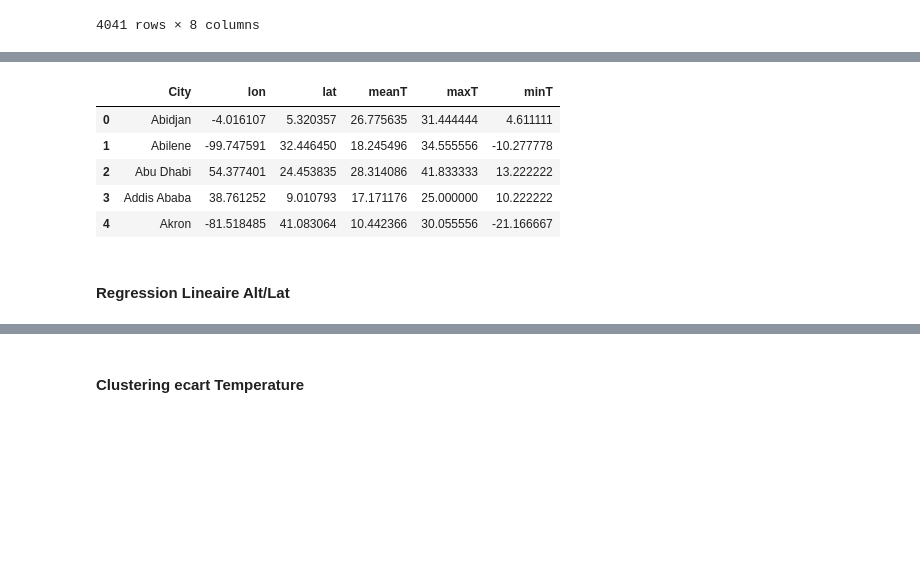
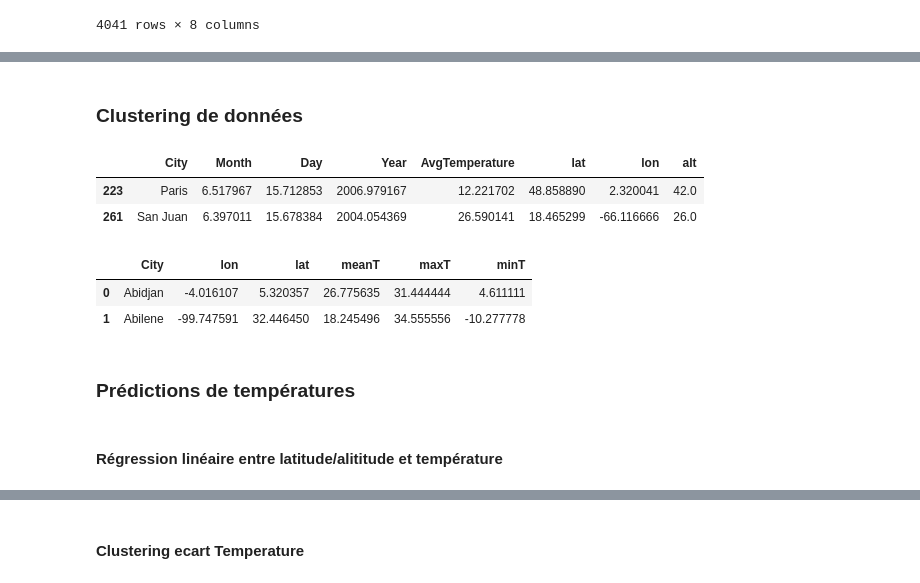
Before and after one commit to LorisMercier/DataMining, a Jupyter notebook: projet.ipynb, the cells around one changed output, grey strips where cells are left out. Saved outputs shown, nothing was run; the diff lists cells and outputs as text; code cells hidden in the pictures; blank space fills up the shorter version.

```diff
--- a/projet.ipynb
+++ b/projet.ipynb
@@ -234,0 +176,3 @@ px.scatter(df_city, x='lon', y='lat', color='clusters', hover_name='City', hover
+# %%
+df = pd.read_csv('./cleaned_city_temperature.csv', parse_dates=['date'])
+df['Trimestre'] = 'T' + df['date'].dt.quarter.astype(str)
@@ -234,0 +374,9 @@ px.scatter(df_city, x='lon', y='lat', color='clusters', hover_name='City', hover
+# %% [markdown]
+### Clustering de données
+# %%
+df_city = df.groupby(['City']).mean().reset_index()
+df_city.sample(2)
+# %% [output]
+|  | City | Month | Day | Year | AvgTemperature | lat | lon | alt |
+| 223 | Paris | 6.517967 | 15.712853 | 2006.979167 | 12.221702 | 48.858890 | 2.320041 | 42.0 |
+| 261 | San Juan | 6.397011 | 15.678384 | 2004.054369 | 26.590141 | 18.465299 | -66.116666 | 26.0 |
@@ -244,18 +396,17 @@ px.scatter(df_city3, x='lon', y='lat',color='clusters', hover_name='City', hover
 # %%
 # I want a clustering of the cities based on their temperature and their location
 df_city2 = df.groupby(['City','lon','lat']).agg(meanT = ('AvgTemperature', 'mean'), maxT = ('AvgTemperature', 'max'), minT = ('AvgTemperature', 'min')).reset_index()
-df_city2.head(5)
+df_city2.head(2)
 # %% [output]
 |  | City | lon | lat | meanT | maxT | minT |
 | 0 | Abidjan | -4.016107 | 5.320357 | 26.775635 | 31.444444 | 4.611111 |
 | 1 | Abilene | -99.747591 | 32.446450 | 18.245496 | 34.555556 | -10.277778 |
-| 2 | Abu Dhabi | 54.377401 | 24.453835 | 28.314086 | 41.833333 | 13.222222 |
-| 3 | Addis Ababa | 38.761252 | 9.010793 | 17.171176 | 25.000000 | 10.222222 |
-| 4 | Akron | -81.518485 | 41.083064 | 10.442366 | 30.055556 | -21.166667 |
 # %%
 kmeans = KMeans(n_clusters=4).fit(df_city2[['meanT','maxT','minT']].values)
 df_city2['clusters'] = kmeans.labels_.astype(str)
 px.scatter(df_city2, x='lon', y='lat', color='clusters', hover_name='City', hover_data=['meanT','maxT','minT'])
-# %% [markdown]
-#### Regression Lineaire Alt/Lat
+# %% [markdown]
+### Prédictions de températures
+# %% [markdown]
+#### Régression linéaire entre latitude/alititude et température
 # %%
```
Also changed, not shown: parts of 60 cells of this notebook.
